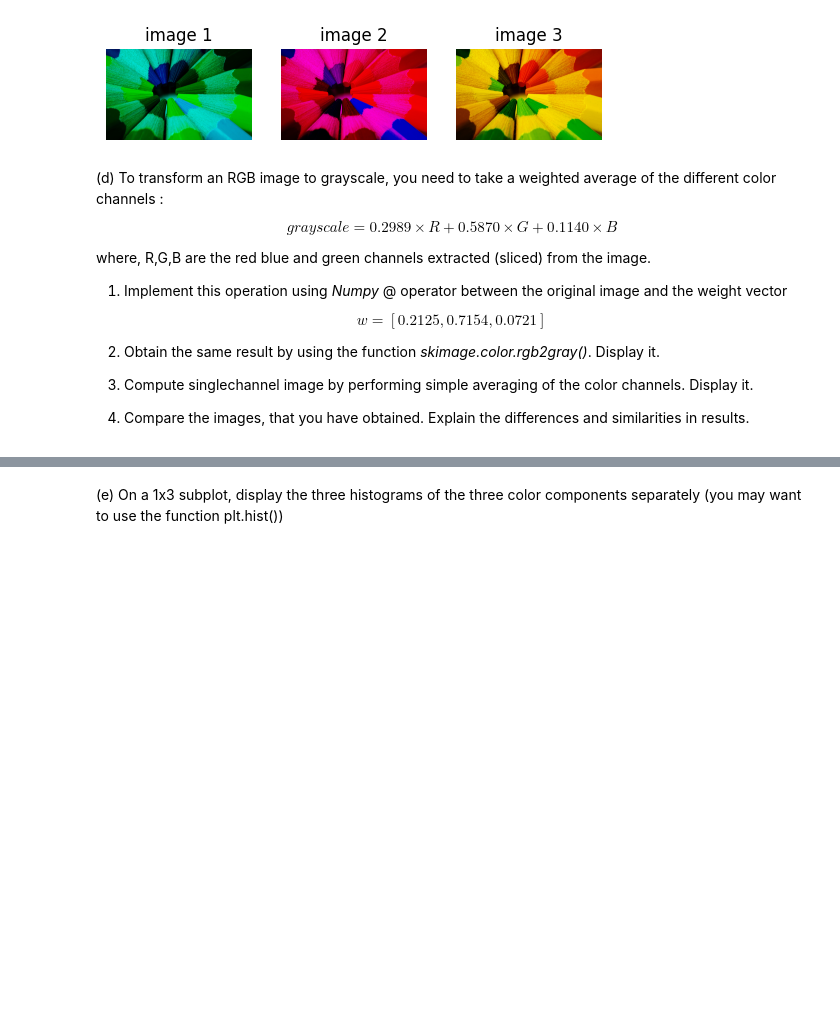
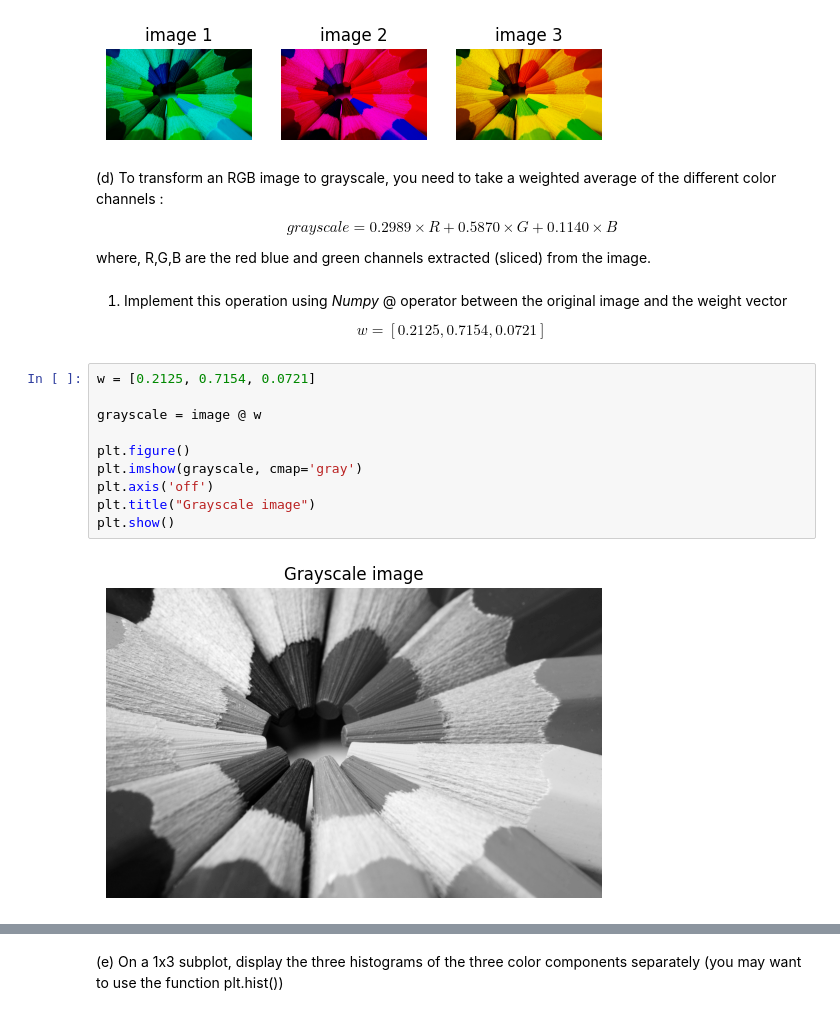
Before and after one commit to Arkanthara/digital_image_processing, a Jupyter notebook: TP1-Basics.ipynb, the cells around one changed output, grey strips where cells are left out. Drawn from its saved outputs; the diff is of its cells as text; blank space fills up the shorter version.

```diff
--- a/TP1-Basics.ipynb
+++ b/TP1-Basics.ipynb
@@ -72,13 +72,19 @@ plt.show()
 $$grayscale = 0.2989 \times R + 0.5870 \times G + 0.1140 \times B$$
 
 where, R,G,B are the red blue and green channels extracted (sliced) from the image.
-
-1. Implement this operation using *Numpy* @ operator between the original image and the weight vector
-
-$$w = [0.2125, 0.7154, 0.0721]$$
-
-2. Obtain the same result by using the function *skimage.color.rgb2gray()*. Display it.
-
-3. Compute singlechannel image by performing simple averaging of the color channels. Display it.
-
-3. Compare the images, that you have obtained. Explain the differences and similarities in results.
+# %% [markdown]
+1. Implement this operation using *Numpy* @ operator between the original image and the weight vector
+
+$$w = [0.2125, 0.7154, 0.0721]$$
+# %%
+w = [0.2125, 0.7154, 0.0721]
+
+grayscale = image @ w
+
+plt.figure()
+plt.imshow(grayscale, cmap='gray')
+plt.axis('off')
+plt.title("Grayscale image")
+plt.show()
+# %% [output]
+[figure, added]
```
Also changed, not shown: parts of 24 cells of this notebook, 1 other file.
